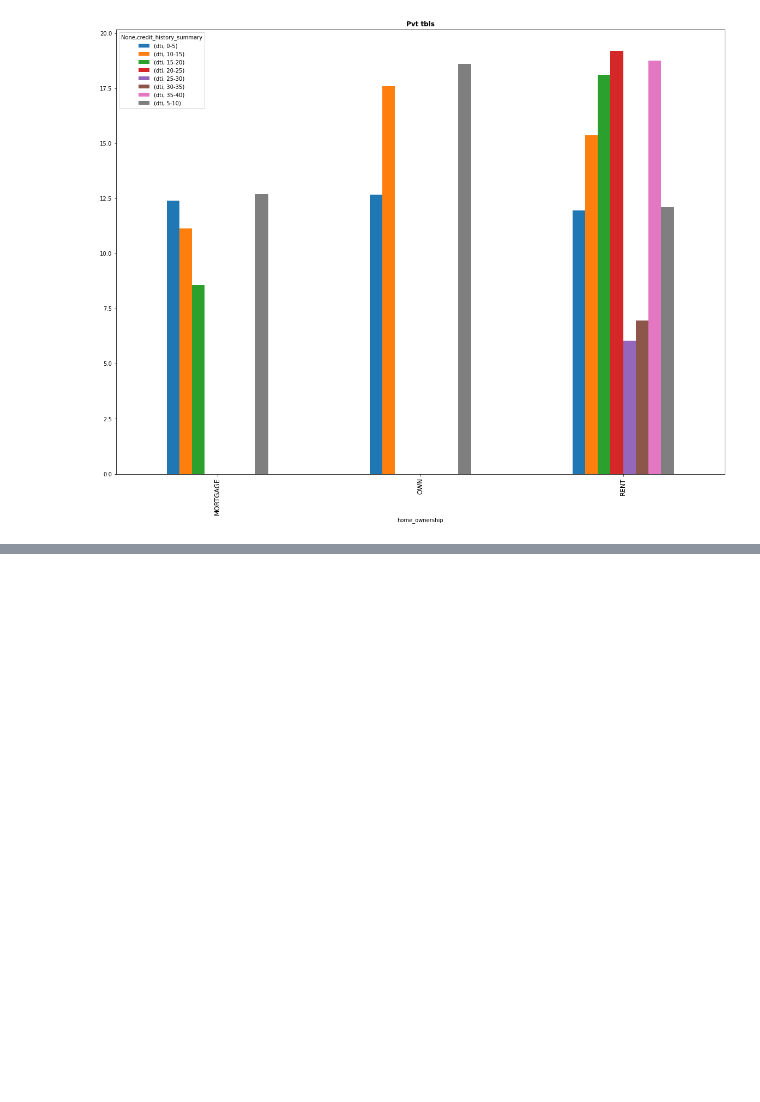
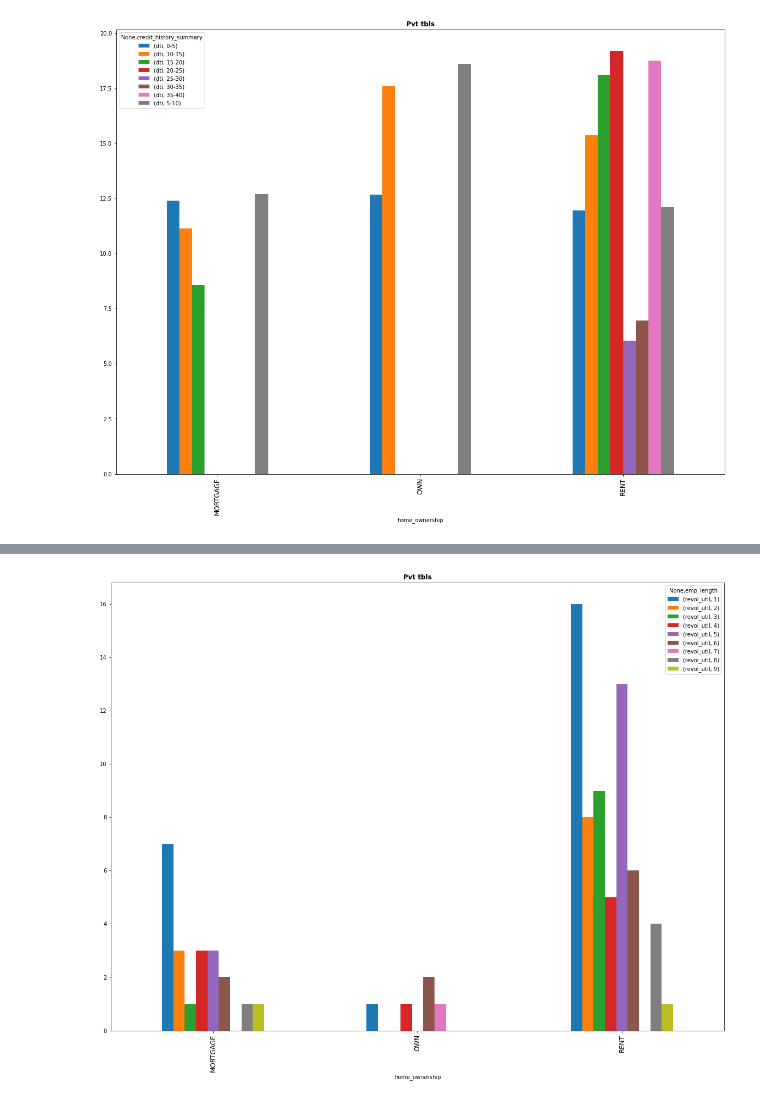
Before and after one commit to Kumaraguru-Muthuraj/_AIML_Code, a Jupyter notebook: _PythonNotebooks/_Course2_Statistics_Essentials/Mod6_Lendingclub_casestudy/LendingClub.ipynb, the cells around one changed output, grey strips where cells are left out. Drawn from its saved outputs; the diff is of its cells as text; code cells hidden in the pictures; blank space fills up the shorter version.

Commit message:
revolving balance vs employment length with accomodation type

```diff
--- a/_PythonNotebooks/_Course2_Statistics_Essentials/Mod6_Lendingclub_casestudy/LendingClub.ipynb
+++ b/_PythonNotebooks/_Course2_Statistics_Essentials/Mod6_Lendingclub_casestudy/LendingClub.ipynb
@@ -664,0 +669,14 @@ plt.show()
+# %%
+EMPLEN_Filter = ~dfChargedOff['emp_length'].isin(['10'])
+RENTAL_Filter = dfChargedOff['home_ownership'].isin(['RENT'])
+
+#dtiAnalysis_df = dfChargedOff[top4MONTHS_Filter & top4PURPOSE_Filter & top4STATES_Filter & EMPLEN_Filter]
+dtiAnalysis_df = dfChargedOff[NOVDEC_Filter & DEBT_CONS_Filter & CALIFORNIA_Filter & EMPLEN_Filter]
+dtiAnalysis_df = dtiAnalysis_df.sort_values(by=['revol_util'])
+
+pt = pd.pivot_table(data=dtiAnalysis_df, index=['home_ownership'], columns=['emp_length'], values=['revol_util'], aggfunc='count')
+pt.plot(kind="bar", figsize=[20,15])
+plt.title("Pvt tbls", fontsize = 12, fontweight ='bold')
+plt.show()
+# %% [output]
+[figure, added]
```
Also changed, not shown: parts of 2 cells of this notebook.
